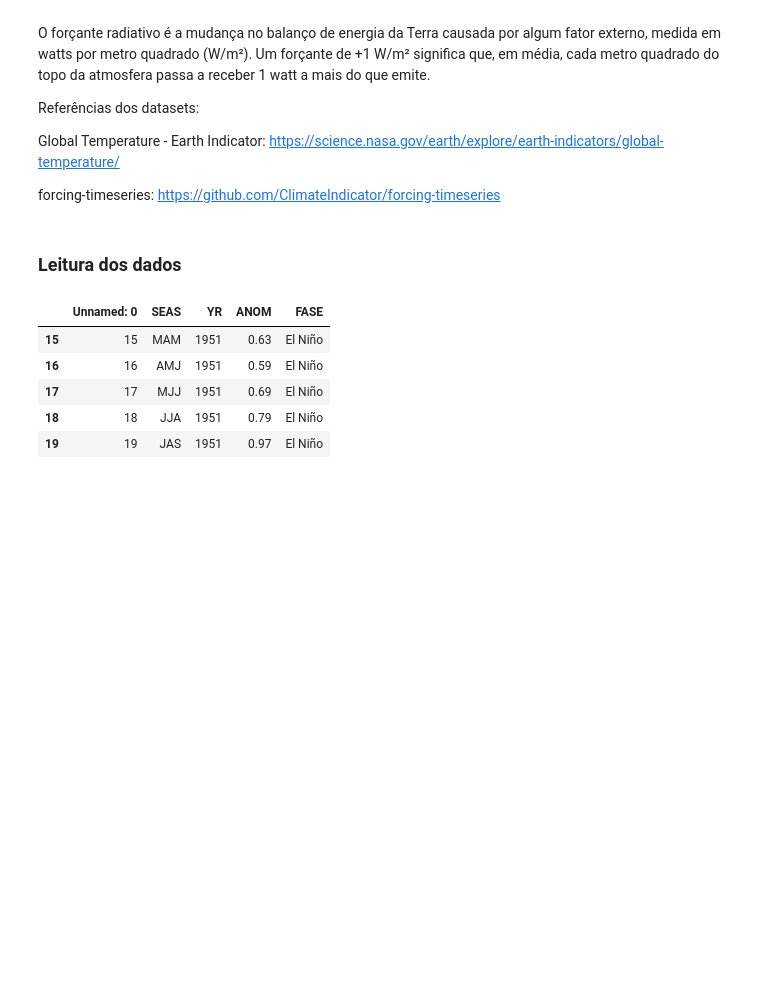
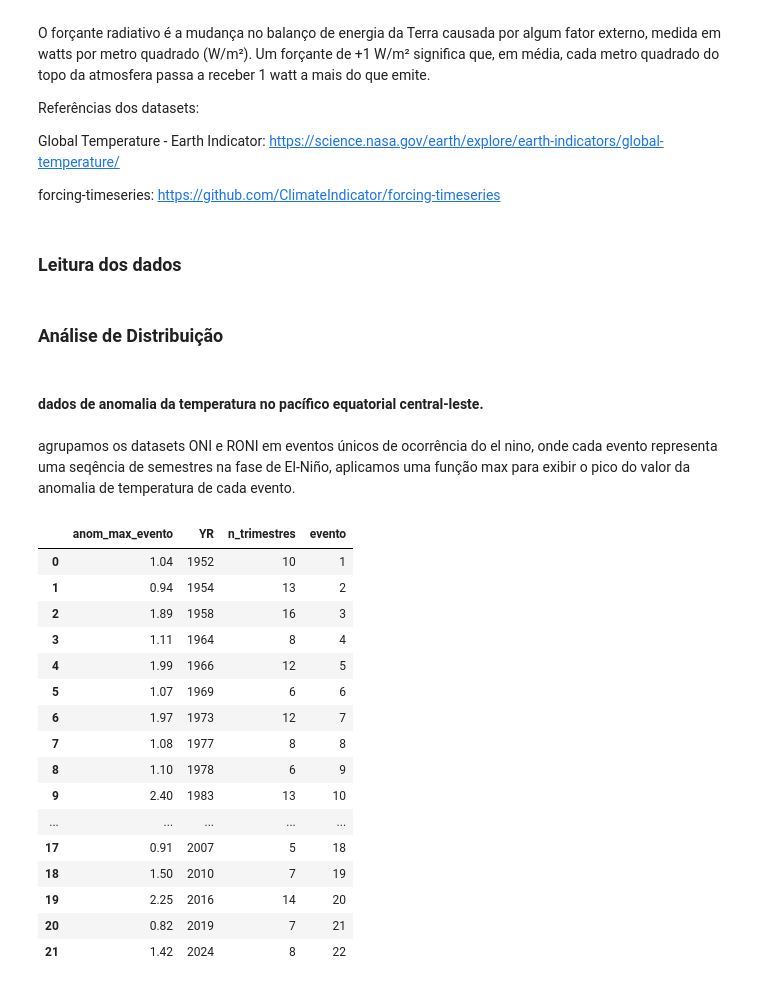
Before and after one commit to PETCC-UFRN/DataPET-Relatorio2-2026, a Jupyter notebook: src/datapet_relatorio2_2026/analise_exploratoria/AnaliseClimaticaExp.ipynb, the cells around one changed output. Saved outputs shown, nothing was run; the diff lists cells and outputs as text; code cells hidden in the pictures; blank space fills up the shorter version.

```diff
--- a/src/datapet_relatorio2_2026/analise_exploratoria/AnaliseClimaticaExp.ipynb
+++ b/src/datapet_relatorio2_2026/analise_exploratoria/AnaliseClimaticaExp.ipynb
@@ -23,15 +24,46 @@ erf_df = pd.read_csv(ERF_PATH)
 temp_df = pd.read_csv(TEMP_PATH)
 roni_df = pd.read_csv(RONI_PATH)
 oni_df = pd.read_csv(ONI_PATH)
+# %% [markdown]
+### Análise de Distribuição
+# %% [markdown]
+#### dados de anomalia da temperatura no pacífico equatorial central-leste.
+# %% [markdown]
+agrupamos os datasets ONI e RONI em eventos únicos de ocorrência do el nino, onde cada evento representa uma seqência de semestres na fase de El-Niño, aplicamos uma função max para exibir o pico do valor da anomalia de temperatura de cada evento.
 # %%
-import matplotlib.pyplot as plt
 
-roni_plot_df = roni_df.loc[roni_df['FASE'] == 'El Niño']
-roni_plot_df.head()
+df = roni_df.copy()
+is_el = df['FASE'].eq('El Niño')
+df['evento'] = (is_el != is_el.shift()).cumsum()
+
+df = (
+    df[is_el]
+    .groupby('evento')
+    .agg(anom_max_evento=('ANOM', 'max'),
+         YR=('YR', 'max'),
+         n_trimestres=('ANOM', 'size'))
+)
+
+df = df[df['n_trimestres'] >= 5].reset_index(drop=True)   # filtra ANTES de numerar
+df['evento'] = df.index + 1
+
+roni_anom_max_evento = df
+df.head(50)
 # %% [output]
-|  | Unnamed: 0 | SEAS | YR | ANOM | FASE |
-| 15 | 15 | MAM | 1951 | 0.63 | El Niño |
-| 16 | 16 | AMJ | 1951 | 0.59 | El Niño |
-| 17 | 17 | MJJ | 1951 | 0.69 | El Niño |
-| 18 | 18 | JJA | 1951 | 0.79 | El Niño |
-| 19 | 19 | JAS | 1951 | 0.97 | El Niño |
+|  | anom_max_evento | YR | n_trimestres | evento |
+| 0 | 1.04 | 1952 | 10 | 1 |
+| 1 | 0.94 | 1954 | 13 | 2 |
+| 2 | 1.89 | 1958 | 16 | 3 |
+| 3 | 1.11 | 1964 | 8 | 4 |
+| 4 | 1.99 | 1966 | 12 | 5 |
+| 5 | 1.07 | 1969 | 6 | 6 |
+| 6 | 1.97 | 1973 | 12 | 7 |
+| 7 | 1.08 | 1977 | 8 | 8 |
+| 8 | 1.10 | 1978 | 6 | 9 |
+| 9 | 2.40 | 1983 | 13 | 10 |
+| ... | ... | ... | ... | ... |
+| 17 | 0.91 | 2007 | 5 | 18 |
+| 18 | 1.50 | 2010 | 7 | 19 |
+| 19 | 2.25 | 2016 | 14 | 20 |
+| 20 | 0.82 | 2019 | 7 | 21 |
+| 21 | 1.42 | 2024 | 8 | 22 |
```
Also changed, not shown: parts of 11 cells of this notebook.
